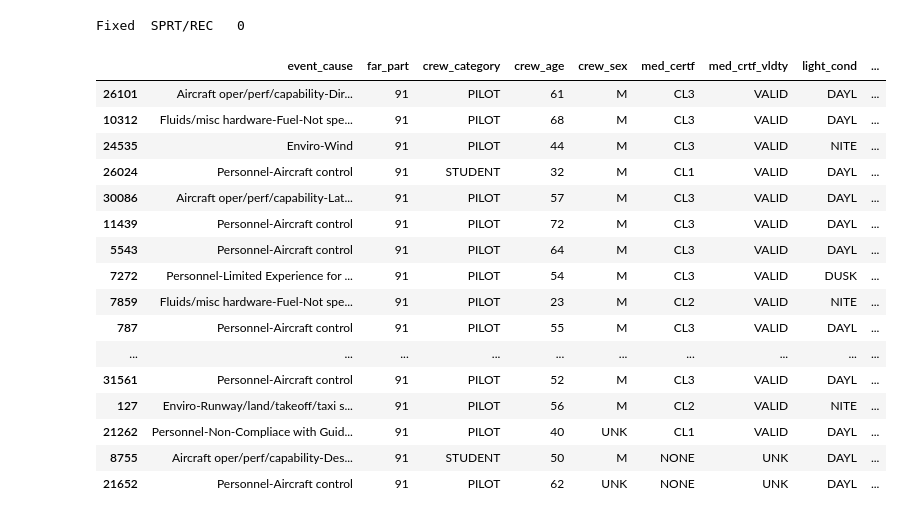
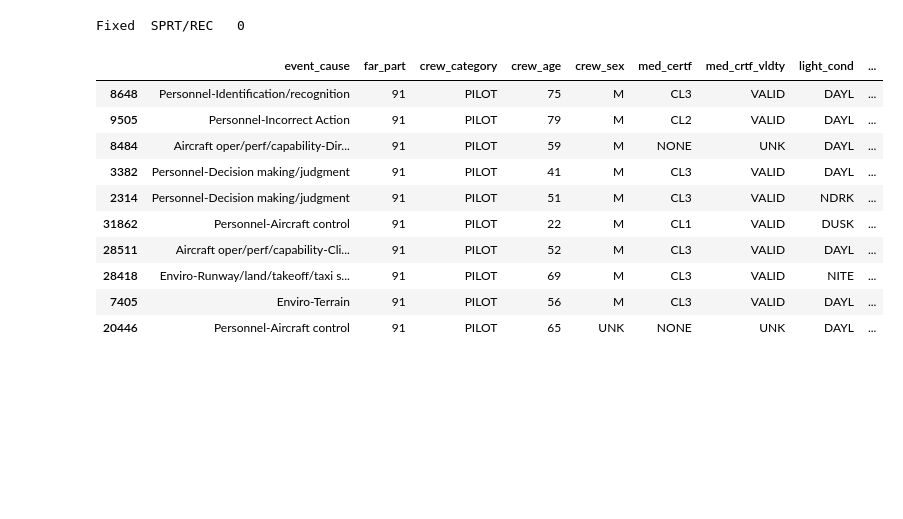
Before and after one commit to birr-data/capstone2, a Jupyter notebook: notebooks/mjg-1.0-EDA.ipynb, the cells around one changed output. Drawn from its saved outputs; the diff is of its cells as text; code cells hidden in the pictures; blank space fills up the shorter version.

```diff
--- a/notebooks/mjg-1.0-EDA.ipynb
+++ b/notebooks/mjg-1.0-EDA.ipynb
@@ -300,7 +313,8 @@ Index(['event_cause', 'far_part', 'crew_category', 'crew_age', 'crew_sex',
        'result', 'pilot_privileges'],
       dtype='object')
 # %%
-to_drop = ['CERT_ATP', 'CERT_REC', 'CERT_CFI', 'CERT_COMM', 'CERT_PRI', 'CERT_STU', 'CERT_SPRT','CERT_NONE', 'result']
+to_drop = ['CERT_ATP', 'CERT_REC', 'CERT_CFI', 'CERT_COMM', 'CERT_PRI', 'CERT_STU', 'CERT_SPRT','CERT_NONE', 'result',
+          'GLDR-INSTRUCT', 'GLDR-IRCV', 'GLDR-L24H', 'GLDR-L30D', 'GLDR-L90D', 'GLDR-PIC','GLDR-TOTL',]
 df.drop(to_drop, axis=1, inplace=True)
 # %%
 popped = df.pop('pilot_privileges')
@@ -466,23 +478,17 @@ See the caveats in the documentation: https://pandas.pydata.org/pandas-docs/stab
   isetter(loc, value)
 Fixed  SPRT/REC   0
 # %%
-df.sample(50)
+df.sample(10)
 # %% [output]
 |  | event_cause | far_part | crew_category | crew_age | crew_sex | med_certf | med_crtf_vldty | light_cond | ... |
-| 26101 | Aircraft oper/perf/capability-Dir... | 91 | PILOT | 61 | M | CL3 | VALID | DAYL | ... |
-| 10312 | Fluids/misc hardware-Fuel-Not spe... | 91 | PILOT | 68 | M | CL3 | VALID | DAYL | ... |
-| 24535 | Enviro-Wind | 91 | PILOT | 44 | M | CL3 | VALID | NITE | ... |
-| 26024 | Personnel-Aircraft control | 91 | STUDENT | 32 | M | CL1 | VALID | DAYL | ... |
-| 30086 | Aircraft oper/perf/capability-Lat... | 91 | PILOT | 57 | M | CL3 | VALID | DAYL | ... |
-| 11439 | Personnel-Aircraft control | 91 | PILOT | 72 | M | CL3 | VALID | DAYL | ... |
-| 5543 | Personnel-Aircraft control | 91 | PILOT | 64 | M | CL3 | VALID | DAYL | ... |
-| 7272 | Personnel-Limited Experience for ... | 91 | PILOT | 54 | M | CL3 | VALID | DUSK | ... |
-| 7859 | Fluids/misc hardware-Fuel-Not spe... | 91 | PILOT | 23 | M | CL2 | VALID | NITE | ... |
-| 787 | Personnel-Aircraft control | 91 | PILOT | 55 | M | CL3 | VALID | DAYL | ... |
-| ... | ... | ... | ... | ... | ... | ... | ... | ... | ... |
-| 31561 | Personnel-Aircraft control | 91 | PILOT | 52 | M | CL3 | VALID | DAYL | ... |
-| 127 | Enviro-Runway/land/takeoff/taxi s... | 91 | PILOT | 56 | M | CL2 | VALID | NITE | ... |
-| 21262 | Personnel-Non-Compliace with Guid... | 91 | PILOT | 40 | UNK | CL1 | VALID | DAYL | ... |
-| 8755 | Aircraft oper/perf/capability-Des... | 91 | STUDENT | 50 | M | NONE | UNK | DAYL | ... |
-| 21652 | Personnel-Aircraft control | 91 | PILOT | 62 | UNK | NONE | UNK | DAYL | ... |
+| 8648 | Personnel-Identification/recognition | 91 | PILOT | 75 | M | CL3 | VALID | DAYL | ... |
+| 9505 | Personnel-Incorrect Action | 91 | PILOT | 79 | M | CL2 | VALID | DAYL | ... |
+| 8484 | Aircraft oper/perf/capability-Dir... | 91 | PILOT | 59 | M | NONE | UNK | DAYL | ... |
+| 3382 | Personnel-Decision making/judgment | 91 | PILOT | 41 | M | CL3 | VALID | DAYL | ... |
+| 2314 | Personnel-Decision making/judgment | 91 | PILOT | 51 | M | CL3 | VALID | NDRK | ... |
+| 31862 | Personnel-Aircraft control | 91 | PILOT | 22 | M | CL1 | VALID | DUSK | ... |
+| 28511 | Aircraft oper/perf/capability-Cli... | 91 | PILOT | 52 | M | CL3 | VALID | DAYL | ... |
+| 28418 | Enviro-Runway/land/takeoff/taxi s... | 91 | PILOT | 69 | M | CL3 | VALID | NITE | ... |
+| 7405 | Enviro-Terrain | 91 | PILOT | 56 | M | CL3 | VALID | DAYL | ... |
+| 20446 | Personnel-Aircraft control | 91 | PILOT | 65 | UNK | NONE | UNK | DAYL | ... |
 # %%
```
Also changed, not shown: parts of 47 cells of this notebook, 1 other file.
